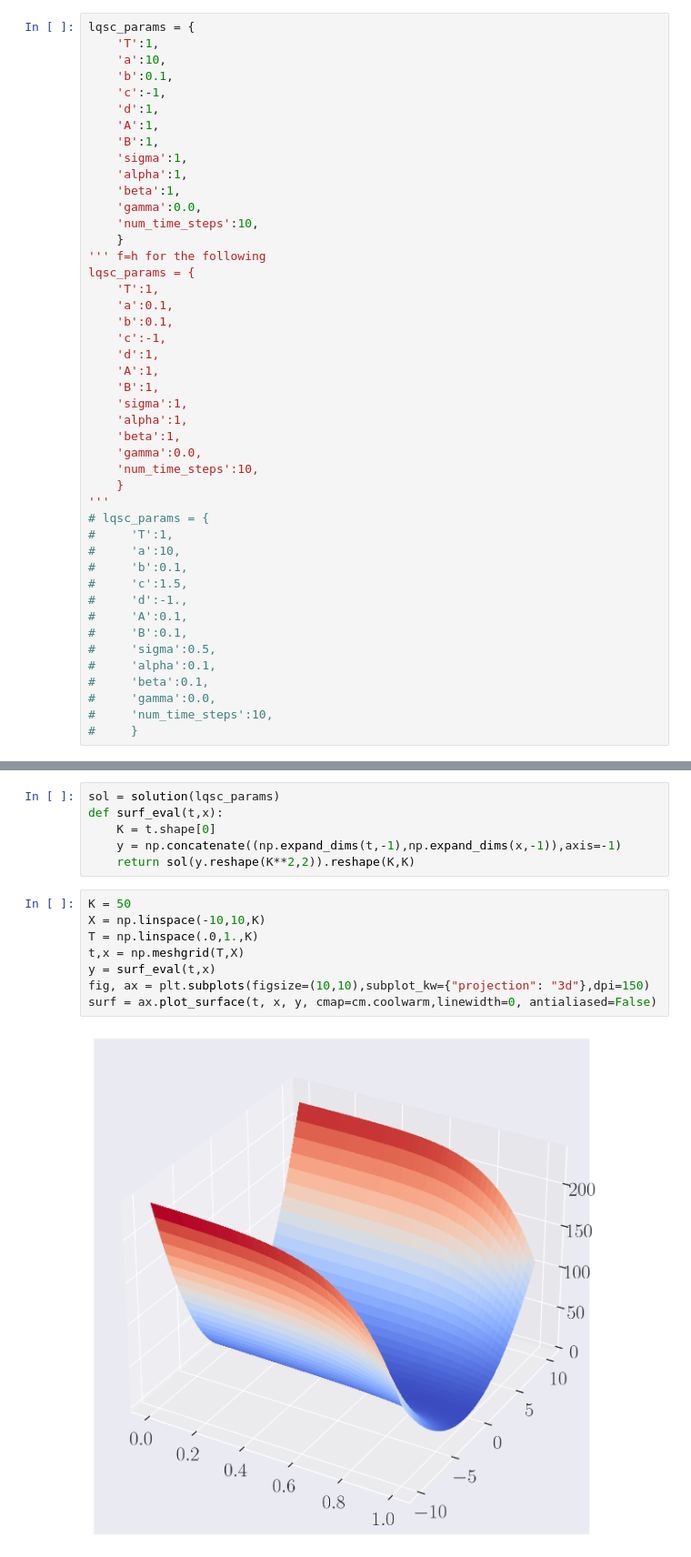
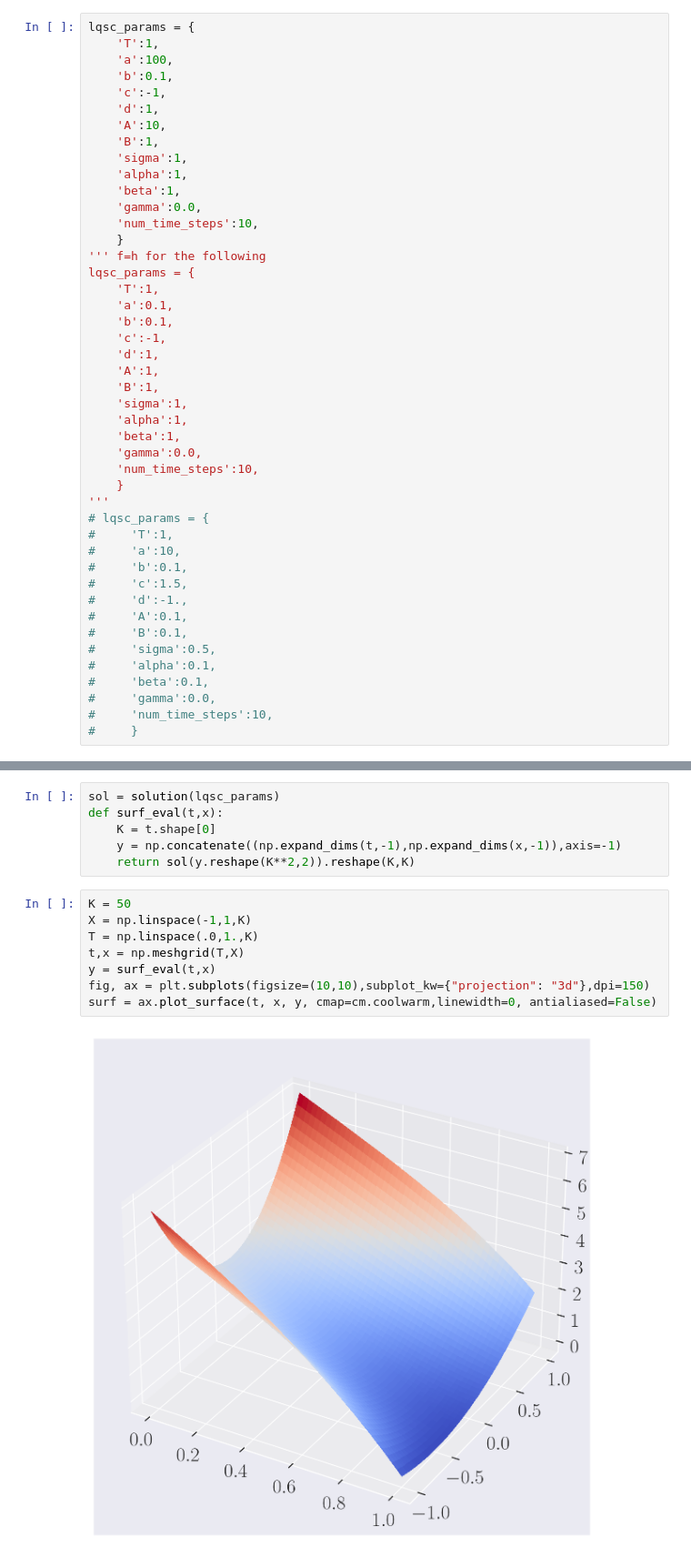
Before and after one commit to arashfahim/multiscale-PGM-for-stochastic-control, a Jupyter notebook: LQC/Riccati.ipynb, the cells around one changed output, grey strips where cells are left out. Shown at 91% size. Cells and saved outputs as stored; diff of their text form.

```diff
--- a/LQC/Riccati.ipynb
+++ b/LQC/Riccati.ipynb
@@ -102,11 +115,11 @@ import pandas as pd
 # %%
 lqsc_params = {
     'T':1,
-    'a':10,
+    'a':100,
     'b':0.1,
     'c':-1,
     'd':1,
-    'A':1,
+    'A':10,
     'B':1,
     'sigma':1,
     'alpha':1,
@@ -242,11 +255,11 @@ def surf_eval(t,x):
     return sol(y.reshape(K**2,2)).reshape(K,K)
 # %%
 K = 50
-X = np.linspace(-10,10,K)
+X = np.linspace(-1,1,K)
 T = np.linspace(.0,1.,K)
 t,x = np.meshgrid(T,X)
 y = surf_eval(t,x)
 fig, ax = plt.subplots(figsize=(10,10),subplot_kw={"projection": "3d"},dpi=150)
 surf = ax.plot_surface(t, x, y, cmap=cm.coolwarm,linewidth=0, antialiased=False)
 # %% [output]
-[figure, old version]
+[figure, new version]
```
Also changed, not shown: parts of 2 cells of this notebook, 27 other files.
